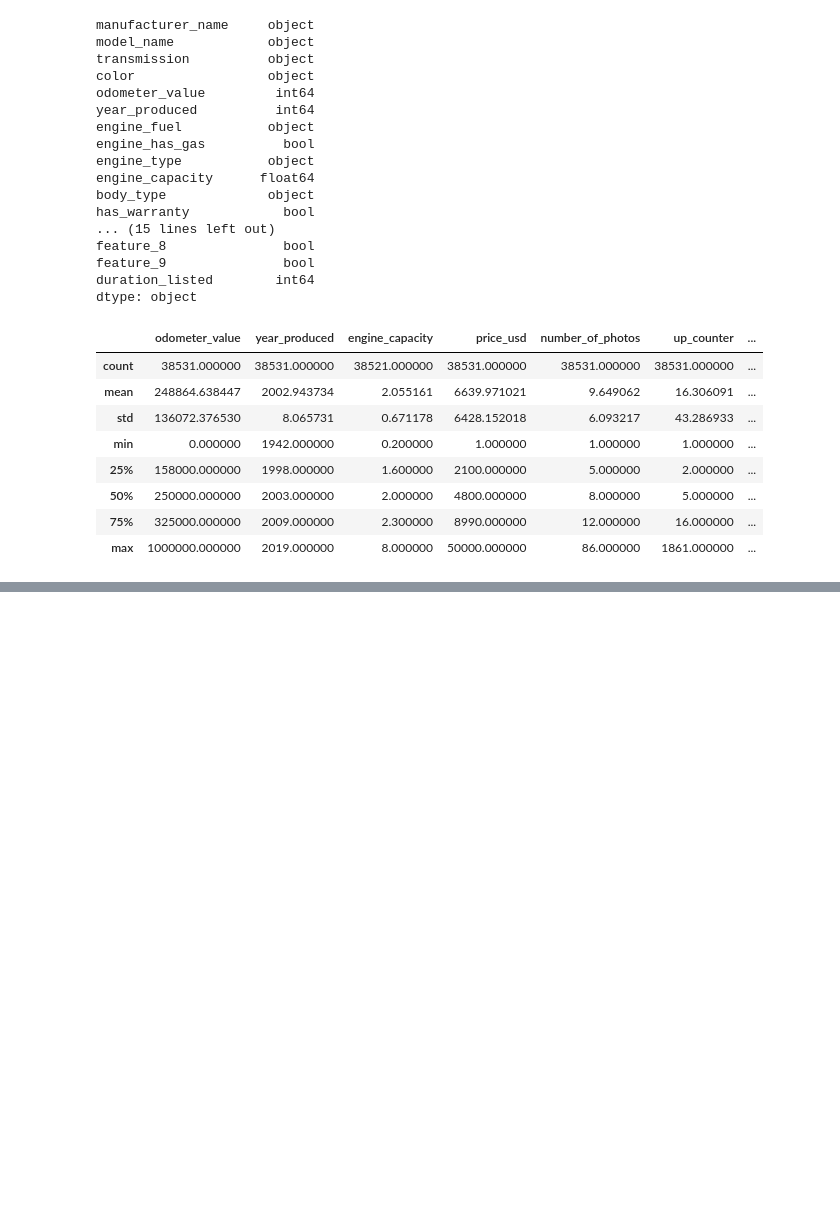
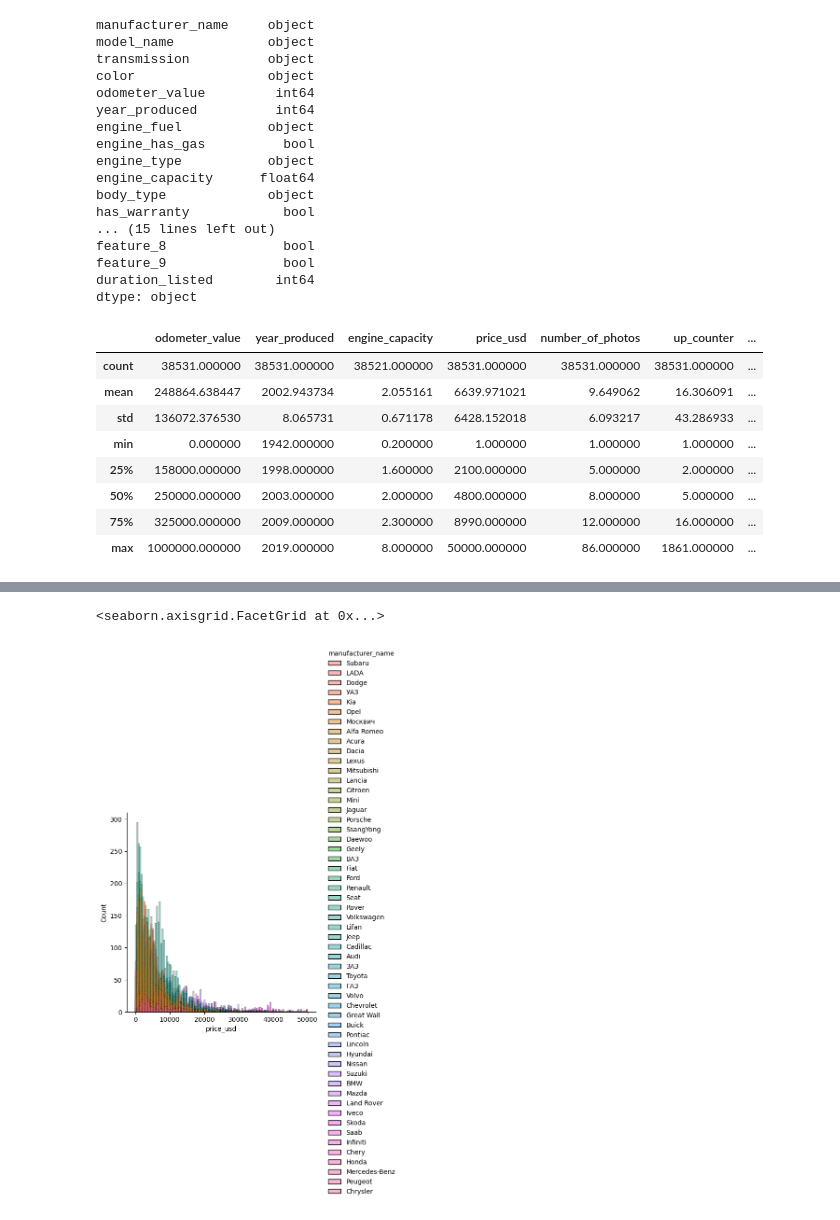
Before and after one commit to luchoss10/stadistics_couse, a Jupyter notebook: 04_tipos_de_datos.ipynb, the cells around one changed output, grey strips where cells are left out. Cells and saved outputs as stored; diff of their text form; code cells hidden in the pictures; blank space fills up the shorter version.

```diff
--- a/04_tipos_de_datos.ipynb
+++ b/04_tipos_de_datos.ipynb
@@ -45,0 +54,7 @@ cars_df.describe()
+# %%
+import seaborn as sns
+
+sns.displot(cars_df, x= "price_usd", hue="manufacturer_name")
+# %% [output]
+<seaborn.axisgrid.FacetGrid at 0x...>
+[figure, added]
```
Also changed, not shown: parts of 6 cells of this notebook.
